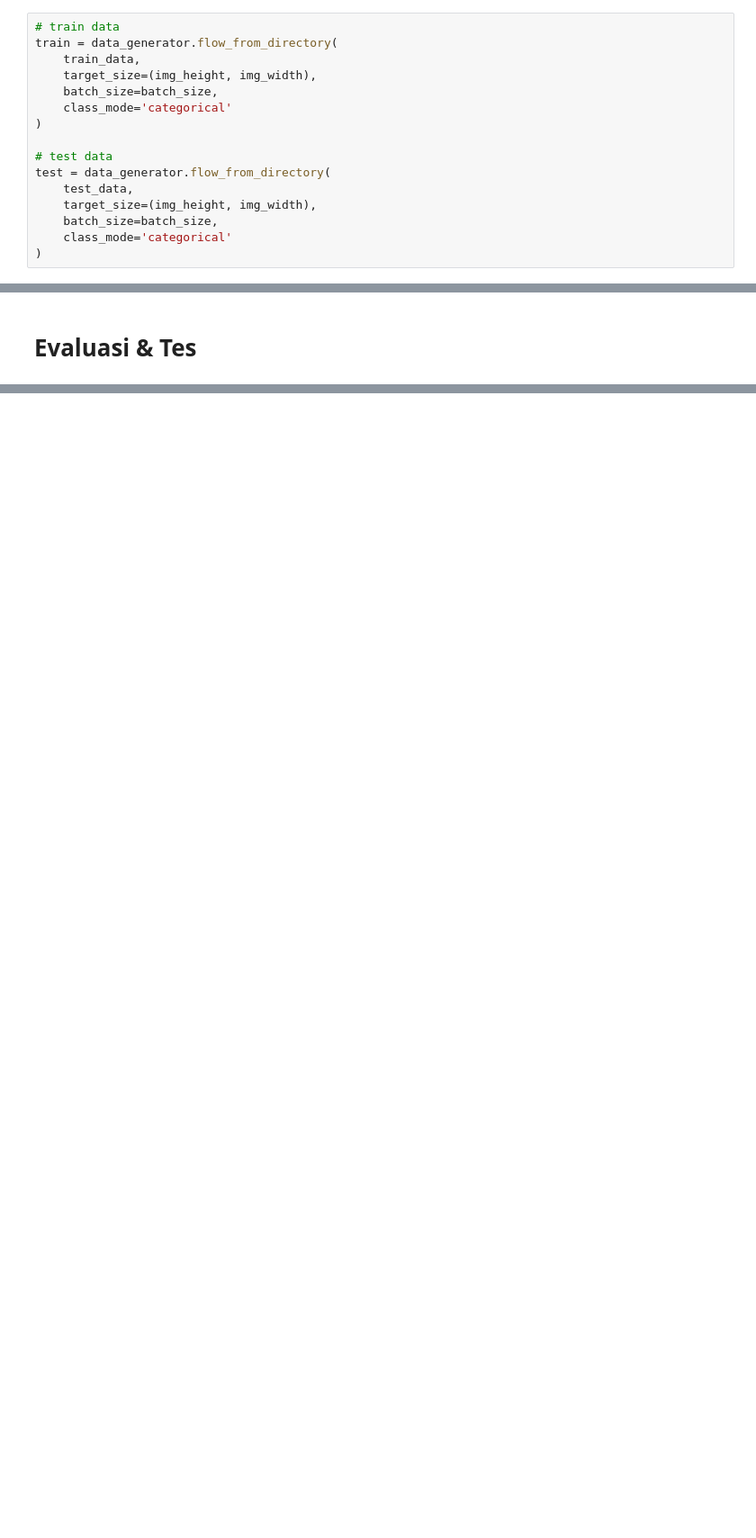
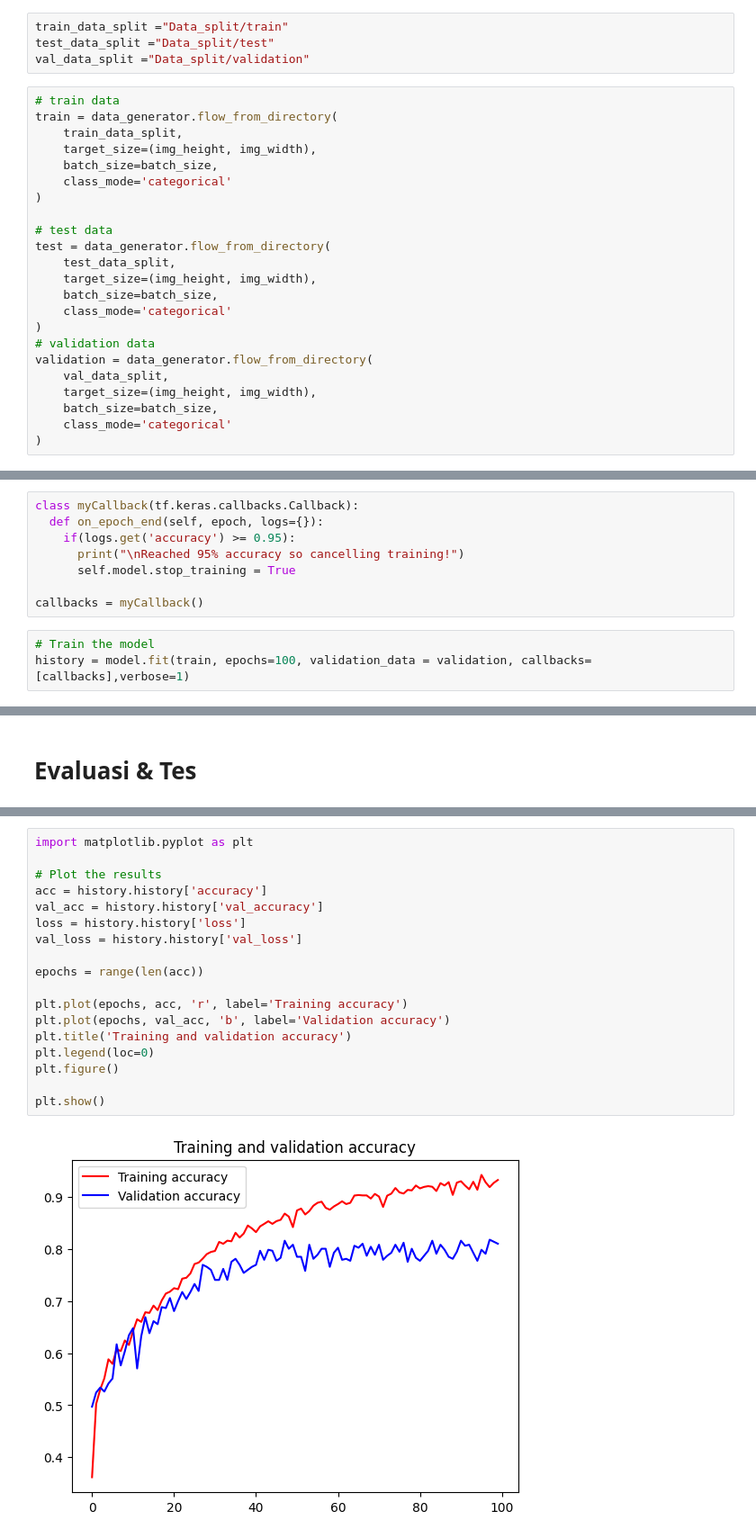
Before and after one commit to LimitMax/Agrimate-ML, a Jupyter notebook: Agrimate Image.ipynb, the cells around one changed output, grey strips where cells are left out. Shown at 90% size. Saved outputs shown, nothing was run; the diff lists cells and outputs as text; blank space fills up the shorter version.

```diff
--- a/Agrimate Image.ipynb
+++ b/Agrimate Image.ipynb
@@ -79,10 +129,14 @@ data_generator = ImageDataGenerator(
     horizontal_flip=False,
     vertical_flip=False
 )
+# %%
+train_data_split ="Data_split/train"
+test_data_split ="Data_split/test"
+val_data_split ="Data_split/validation"
 # %%
 # train data
 train = data_generator.flow_from_directory(
-    train_data,
+    train_data_split,
     target_size=(img_height, img_width),
     batch_size=batch_size,
     class_mode='categorical'
@@ -90,8 +144,15 @@ train = data_generator.flow_from_directory(
 
 # test data
 test = data_generator.flow_from_directory(
-    test_data,
+    test_data_split,
     target_size=(img_height, img_width),
     batch_size=batch_size,
     class_mode='categorical'
 )
+# validation data
+validation = data_generator.flow_from_directory(
+    val_data_split,
+    target_size=(img_height, img_width),
+    batch_size=batch_size,
+    class_mode='categorical'
+)
@@ -104,0 +221,11 @@ print(class_map)
+# %%
+class myCallback(tf.keras.callbacks.Callback):
+  def on_epoch_end(self, epoch, logs={}):
+    if(logs.get('accuracy') >= 0.95):
+      print("\nReached 95% accuracy so cancelling training!")
+      self.model.stop_training = True
+
+callbacks = myCallback()
+# %%
+# Train the model
+history = model.fit(train, epochs=100, validation_data = validation, callbacks=[callbacks],verbose=1)
@@ -106,0 +258,20 @@ print(class_map)
+# %%
+import matplotlib.pyplot as plt
+
+# Plot the results
+acc = history.history['accuracy']
+val_acc = history.history['val_accuracy']
+loss = history.history['loss']
+val_loss = history.history['val_loss']
+
+epochs = range(len(acc))
+
+plt.plot(epochs, acc, 'r', label='Training accuracy')
+plt.plot(epochs, val_acc, 'b', label='Validation accuracy')
+plt.title('Training and validation accuracy')
+plt.legend(loc=0)
+plt.figure()
+
+plt.show()
+# %% [output]
+[figure, added]
```
Also changed, not shown: parts of 10 cells of this notebook.
